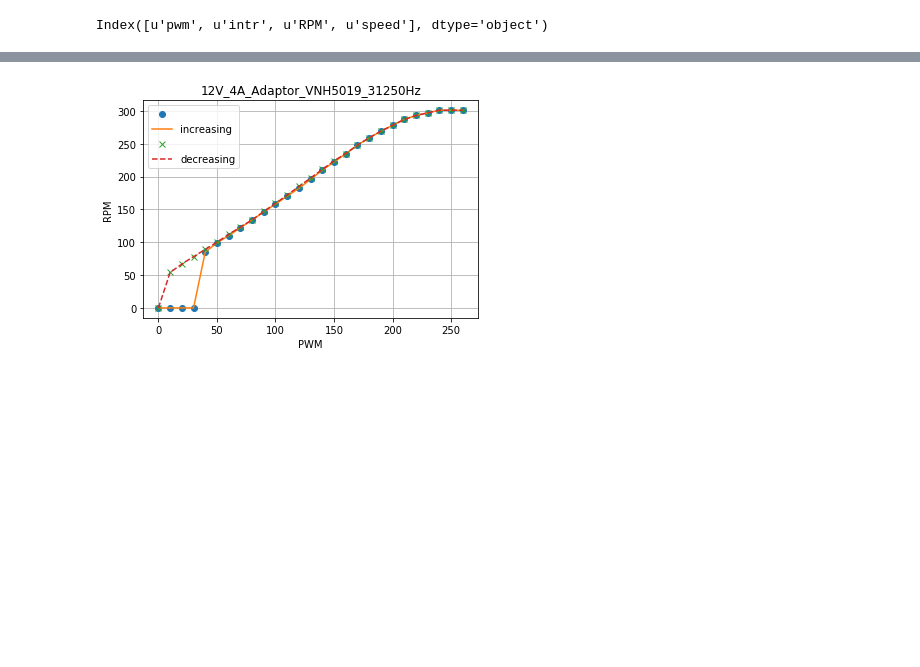
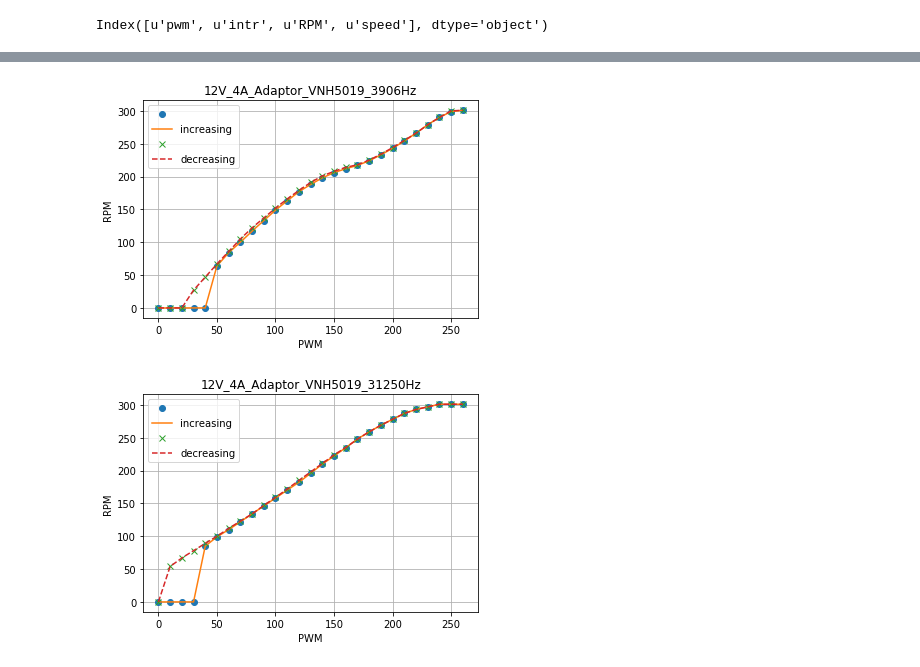
Before and after one commit to ukayzm/balancing_rbt, a Jupyter notebook: prj2.7_vnh5019/data/motor_test_12V_4A_Adaptor_VNH5019.ipynb, the cells around one changed output, grey strips where cells are left out. Cells and saved outputs as stored; diff of their text form; code cells hidden in the pictures; blank space fills up the shorter version.

```diff
--- a/prj2.7_vnh5019/data/motor_test_12V_4A_Adaptor_VNH5019.ipynb
+++ b/prj2.7_vnh5019/data/motor_test_12V_4A_Adaptor_VNH5019.ipynb
@@ -53,3 +65,7 @@ Index([u'pwm', u'intr', u'RPM', u'speed'], dtype='object')
+# %%
+plot_graph('12V_4A_Adaptor_VNH5019_3906Hz', "12V_4A_Adaptor_VNH5019_3906Hz.1.dat", "12V_4A_Adaptor_VNH5019_3906Hz.2.dat")
+# %% [output]
+[figure, added]
 # %%
 plot_graph('12V_4A_Adaptor_VNH5019_31250Hz', "12V_4A_Adaptor_VNH5019_31250Hz.1.dat", "12V_4A_Adaptor_VNH5019_31250Hz.2.dat")
 # %% [output]
```
Also changed, not shown: parts of 3 cells of this notebook, 17 other files.
